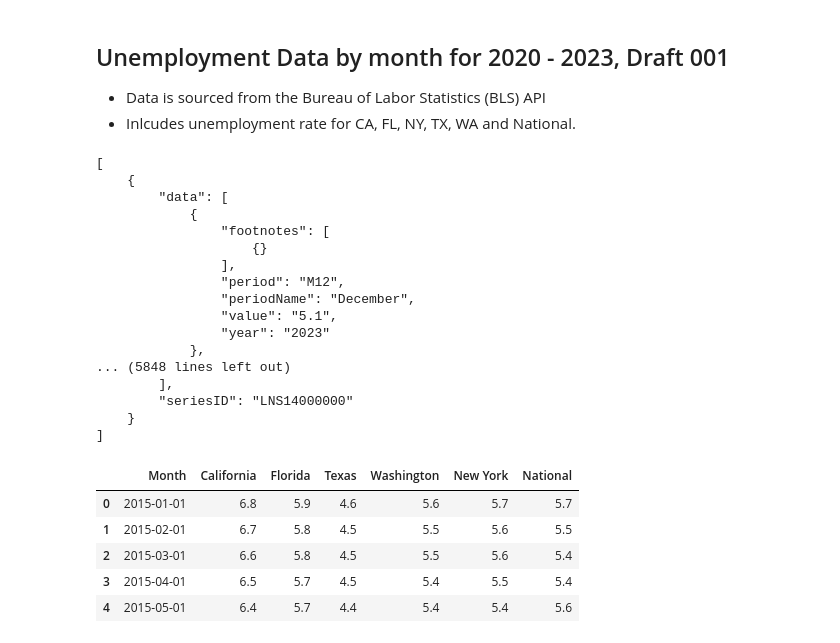
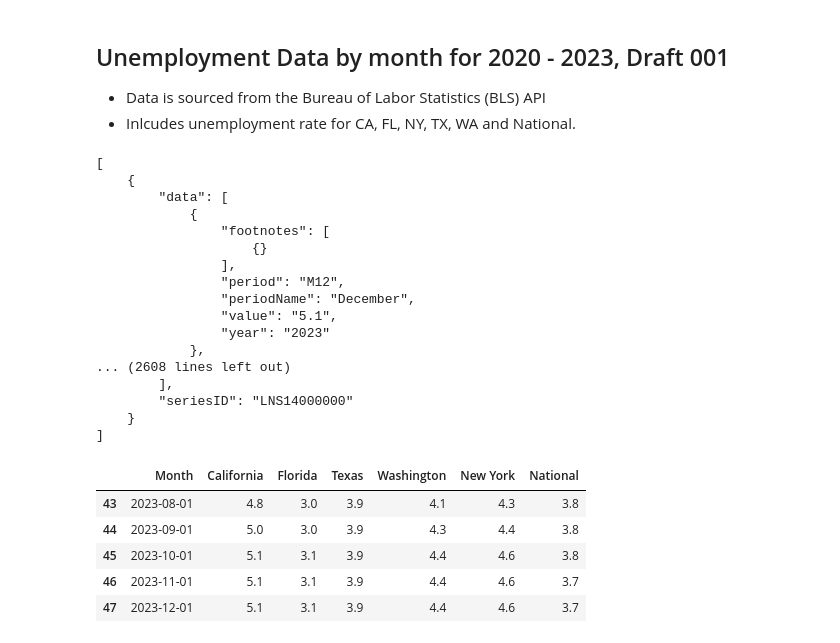
Before and after one commit to jrdthomas1/Project-1, a Jupyter notebook: jupyter/Unemployment_Rates.ipynb, the cells around one changed output. Drawn from its saved outputs; the diff is of its cells as text; code cells hidden in the pictures.

```diff
--- a/jupyter/Unemployment_Rates.ipynb
+++ b/jupyter/Unemployment_Rates.ipynb
@@ -30,7 +30,7 @@ headers = {'Content-type': 'application/json'}
 # Parameters dictionary
 data = json.dumps({
     'seriesid':list(series_dict.keys()), #retrieves list of the dictionary keys from series_dict
-    'startyear':2015,
+    'startyear':2020,
     'endyear':2023,
     'registrationkey':api_key})
 # %%
@@ -52,7 +52,7 @@ print(json.dumps(bls, indent=4, sort_keys=True))
                 "value": "5.1",
                 "year": "2023"
             },
-... (5848 lines left out)
+... (2608 lines left out)
         ],
         "seriesID": "LNS14000000"
     }
@@ -80,27 +80,27 @@ month_string = [f"{x['year']}-{x['period'][1:]}-01" for x in bls[0]['data']]
 # %%
 # create DataFrame
 unemployment_df = pd.DataFrame({
     "Month":pd.to_datetime(month_string), # cast string into datetime
     "California":california,
     "Florida":florida,
     "Texas":texas,
     "Washington":washington,
     "New York":new_york,
     "National":national
 })
 
 # Sort by ascending date, reset index
 unemployment_df = (unemployment_df.sort_values("Month",ascending=True)).reset_index(drop=True)
 
 # Display preview
-unemployment_df.head()
+unemployment_df.tail()
 # %% [output]
 |  | Month | California | Florida | Texas | Washington | New York | National |
-| 0 | 2015-01-01 | 6.8 | 5.9 | 4.6 | 5.6 | 5.7 | 5.7 |
-| 1 | 2015-02-01 | 6.7 | 5.8 | 4.5 | 5.5 | 5.6 | 5.5 |
-| 2 | 2015-03-01 | 6.6 | 5.8 | 4.5 | 5.5 | 5.6 | 5.4 |
-| 3 | 2015-04-01 | 6.5 | 5.7 | 4.5 | 5.4 | 5.5 | 5.4 |
-| 4 | 2015-05-01 | 6.4 | 5.7 | 4.4 | 5.4 | 5.4 | 5.6 |
+| 43 | 2023-08-01 | 4.8 | 3.0 | 3.9 | 4.1 | 4.3 | 3.8 |
+| 44 | 2023-09-01 | 5.0 | 3.0 | 3.9 | 4.3 | 4.4 | 3.8 |
+| 45 | 2023-10-01 | 5.1 | 3.1 | 3.9 | 4.4 | 4.6 | 3.8 |
+| 46 | 2023-11-01 | 5.1 | 3.1 | 3.9 | 4.4 | 4.6 | 3.7 |
+| 47 | 2023-12-01 | 5.1 | 3.1 | 3.9 | 4.4 | 4.6 | 3.7 |
 # %%
 # Export unemployment_df into a csv
 unemployment_df.to_csv("output/unemployment_rates_2020-2023.csv",index=False)
```
Also changed, not shown: 23 other files.
